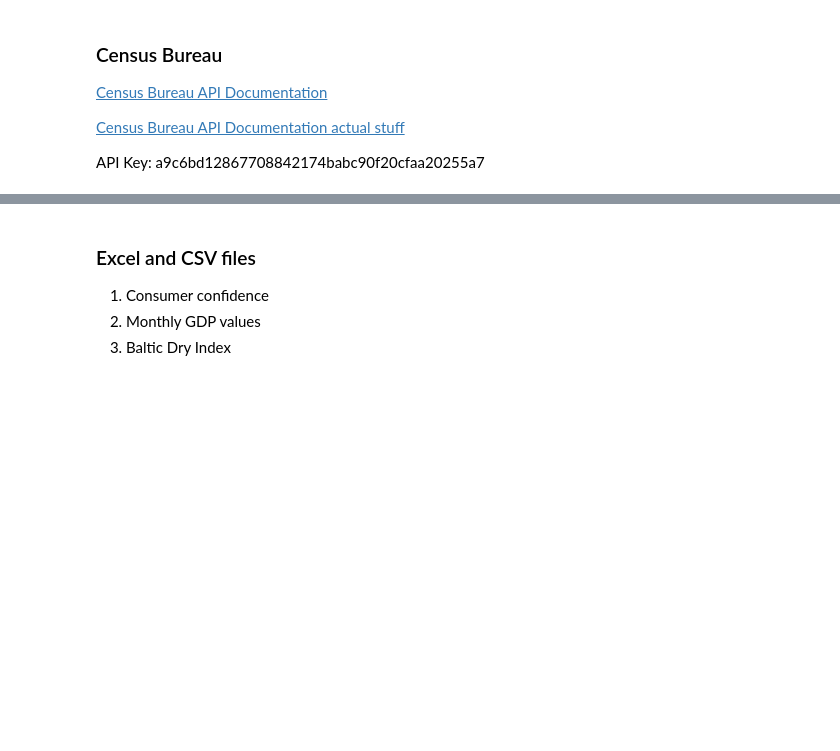
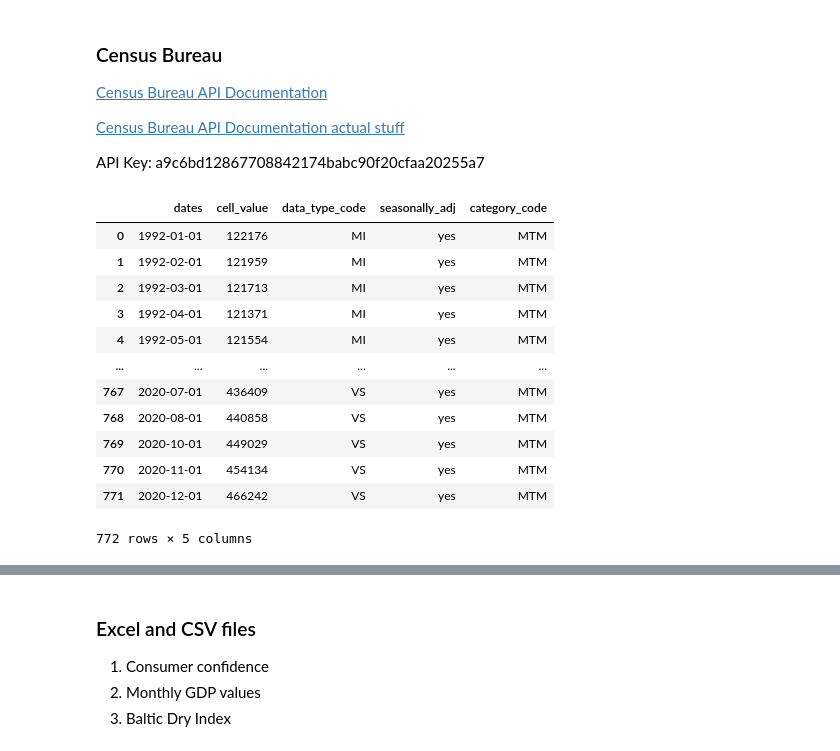
Before and after one commit to mh48642n/Scraping_and_APIs, a Jupyter notebook: Okun's_Law.ipynb, the cells around one changed output, grey strips where cells are left out. Cells and saved outputs as stored; diff of their text form; code cells hidden in the pictures; blank space fills up the shorter version.

```diff
--- a/Okun's_Law.ipynb
+++ b/Okun's_Law.ipynb
@@ -320,3 +306,19 @@ cbs = cbs[cbs["category_code"] == "MTM"]
 #that would concatenated to creat the dates column and the dates column can be converted
 cbs["dates"] = cbs["time"] + "-01"
 cbs["dates"] = pd.to_datetime(cbs["dates"])
+# %%
+cbs
+# %% [output]
+|  | dates | cell_value | data_type_code | seasonally_adj | category_code |
+| 0 | 1992-01-01 | 122176 | MI | yes | MTM |
+| 1 | 1992-02-01 | 121959 | MI | yes | MTM |
+| 2 | 1992-03-01 | 121713 | MI | yes | MTM |
+| 3 | 1992-04-01 | 121371 | MI | yes | MTM |
+| 4 | 1992-05-01 | 121554 | MI | yes | MTM |
+| ... | ... | ... | ... | ... | ... |
+| 767 | 2020-07-01 | 436409 | VS | yes | MTM |
+| 768 | 2020-08-01 | 440858 | VS | yes | MTM |
+| 769 | 2020-10-01 | 449029 | VS | yes | MTM |
+| 770 | 2020-11-01 | 454134 | VS | yes | MTM |
+| 771 | 2020-12-01 | 466242 | VS | yes | MTM |
+772 rows × 5 columns
```
Also changed, not shown: parts of 14 cells of this notebook, 1 other file.
